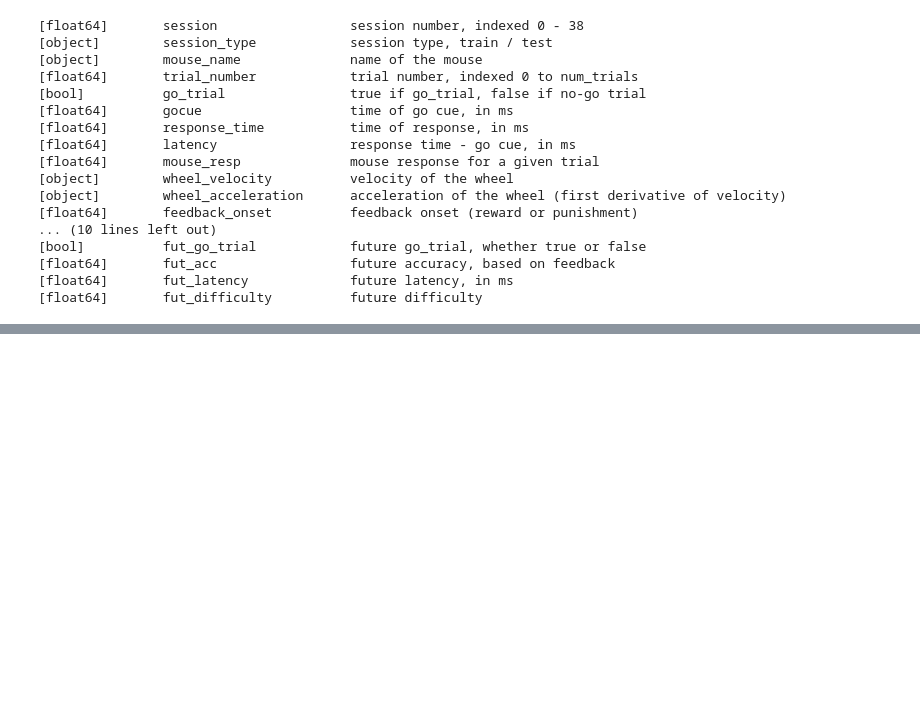
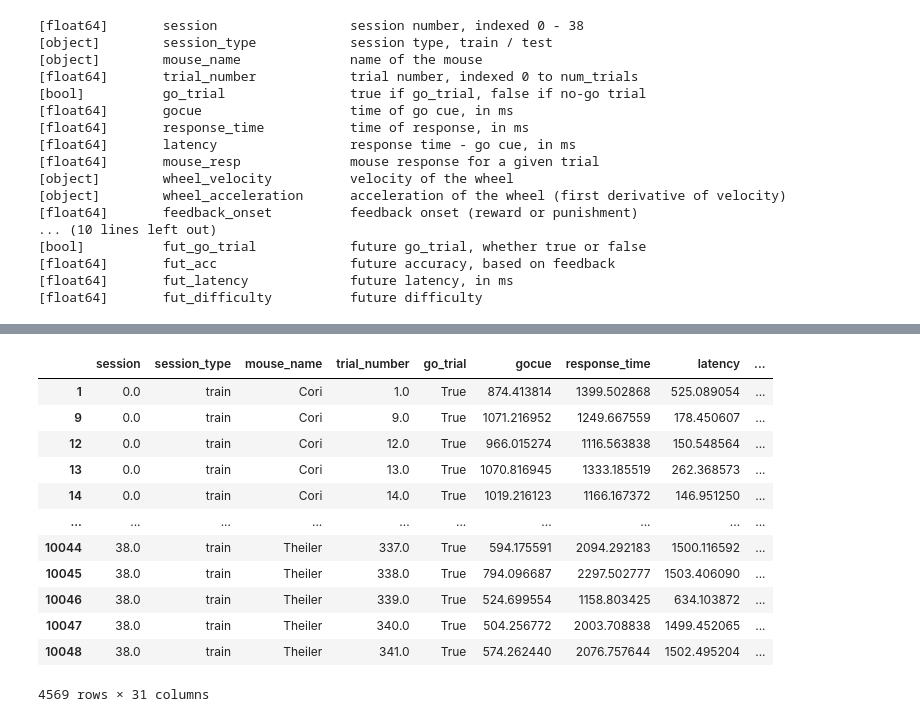
Before and after one commit to jordanlei/neuromatch-project, a Jupyter notebook: model_exploration.ipynb, the cells around one changed output, grey strips where cells are left out. Saved outputs shown, nothing was run; the diff lists cells and outputs as text; code cells hidden in the pictures; blank space fills up the shorter version.

```diff
--- a/model_exploration.ipynb
+++ b/model_exploration.ipynb
@@ -36,0 +193,16 @@ train, test = train_test_split(dfs)
+# %%
+data
+# %% [output]
+|  | session | session_type | mouse_name | trial_number | go_trial | gocue | response_time | latency | ... |
+| 1 | 0.0 | train | Cori | 1.0 | True | 874.413814 | 1399.502868 | 525.089054 | ... |
+| 9 | 0.0 | train | Cori | 9.0 | True | 1071.216952 | 1249.667559 | 178.450607 | ... |
+| 12 | 0.0 | train | Cori | 12.0 | True | 966.015274 | 1116.563838 | 150.548564 | ... |
+| 13 | 0.0 | train | Cori | 13.0 | True | 1070.816945 | 1333.185519 | 262.368573 | ... |
+| 14 | 0.0 | train | Cori | 14.0 | True | 1019.216123 | 1166.167372 | 146.951250 | ... |
+| ... | ... | ... | ... | ... | ... | ... | ... | ... | ... |
+| 10044 | 38.0 | train | Theiler | 337.0 | True | 594.175591 | 2094.292183 | 1500.116592 | ... |
+| 10045 | 38.0 | train | Theiler | 338.0 | True | 794.096687 | 2297.502777 | 1503.406090 | ... |
+| 10046 | 38.0 | train | Theiler | 339.0 | True | 524.699554 | 1158.803425 | 634.103872 | ... |
+| 10047 | 38.0 | train | Theiler | 340.0 | True | 504.256772 | 2003.708838 | 1499.452065 | ... |
+| 10048 | 38.0 | train | Theiler | 341.0 | True | 574.262440 | 2076.757644 | 1502.495204 | ... |
+4569 rows × 31 columns
```
Also changed, not shown: parts of 17 cells of this notebook, 1 other file.
